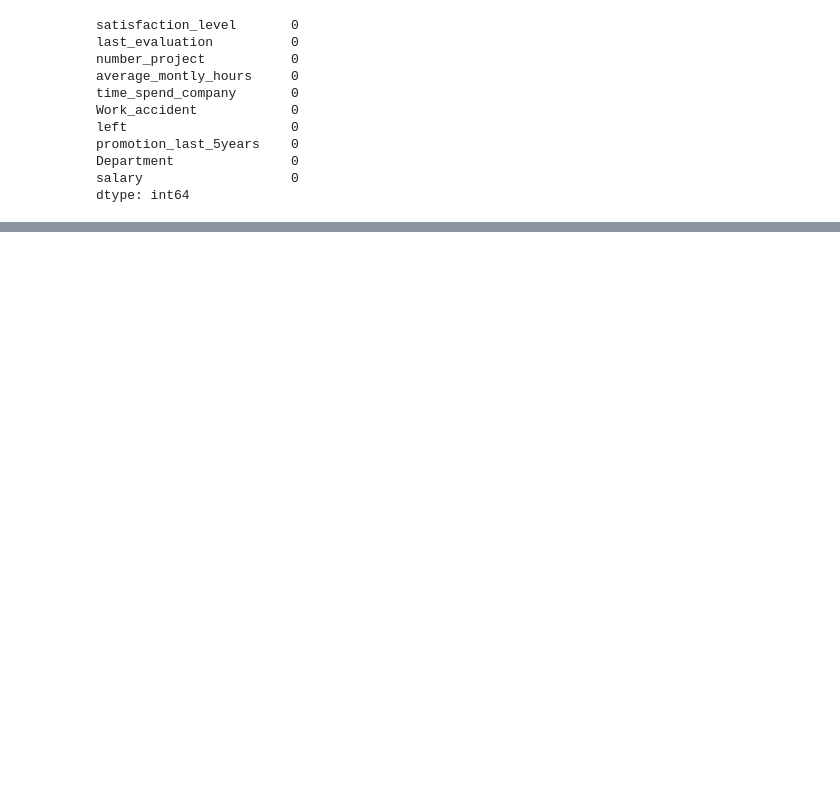
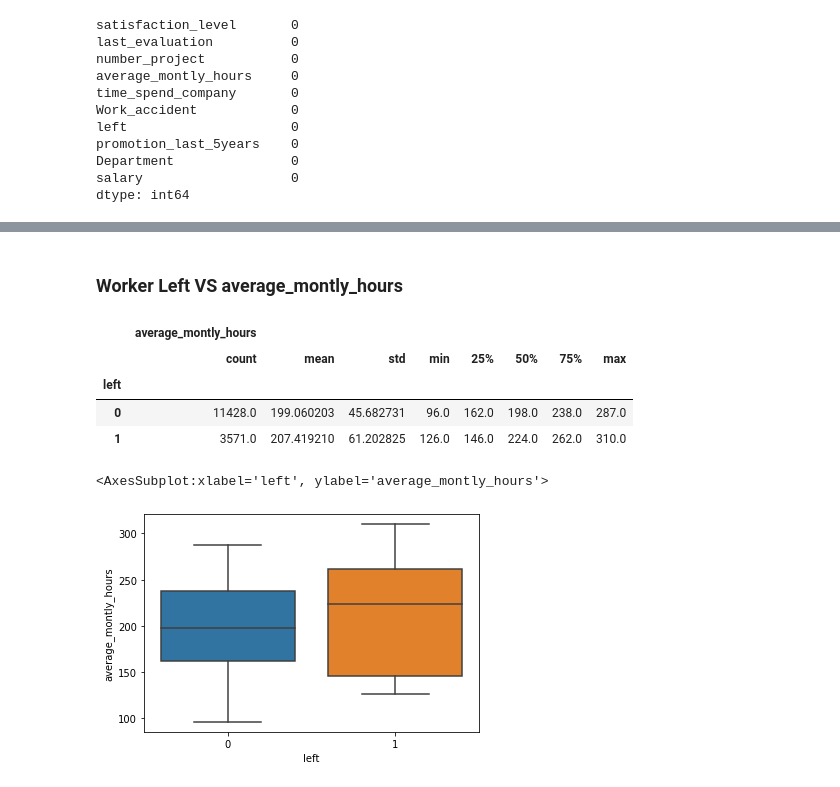
Before and after one commit to thoadao0301/Building-Machine-Learning-Solutions-with-Scikit-Learn-skills, a Jupyter notebook: Project_application/Hr_classification.ipynb, the cells around one changed output, grey strips where cells are left out. Saved outputs shown, nothing was run; the diff lists cells and outputs as text; code cells hidden in the pictures; blank space fills up the shorter version.

```diff
--- a/Project_application/Hr_classification.ipynb
+++ b/Project_application/Hr_classification.ipynb
@@ -153,0 +231,15 @@ df.head(10)
+# %% [markdown]
+### Worker Left VS average_montly_hours
+# %%
+data_amh_left = df[['left','average_montly_hours']]
+sta = data_amh_left.groupby('left').describe()
+display(sta)
+sns.boxplot(x='left',y='average_montly_hours',data=data_amh_left)
+# %% [output]
+|  | average_montly_hours |  |  |  |  |  |  |  |
+|  | count | mean | std | min | 25% | 50% | 75% | max |
+| left |  |  |  |  |  |  |  |  |
+| 0 | 11428.0 | 199.060203 | 45.682731 | 96.0 | 162.0 | 198.0 | 238.0 | 287.0 |
+| 1 | 3571.0 | 207.419210 | 61.202825 | 126.0 | 146.0 | 224.0 | 262.0 | 310.0 |
+<AxesSubplot:xlabel='left', ylabel='average_montly_hours'>
+[figure, added]
```
Also changed, not shown: parts of 124 cells of this notebook.
